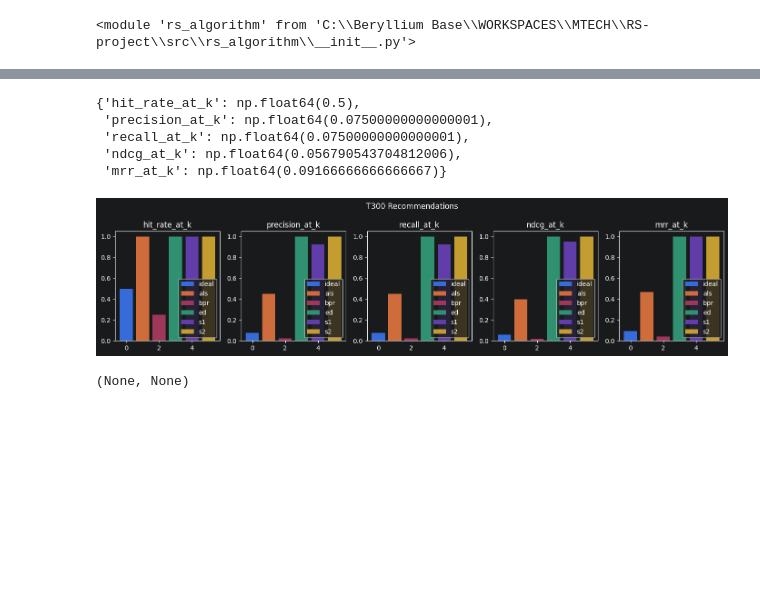
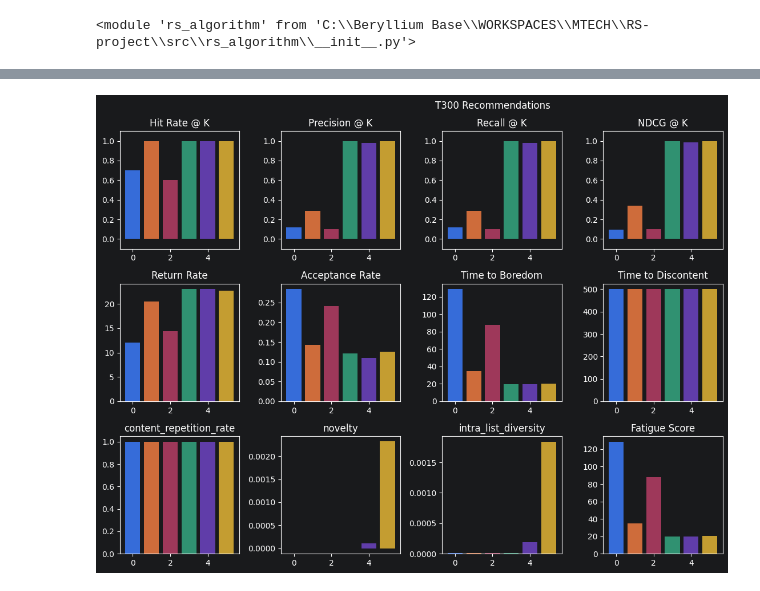
Before and after one commit to Minecraftian14/rs-fatigue-aware-dual-system-recommender-system, a Jupyter notebook: sandbox/evaluation_framework.ipynb, the cells around one changed output, grey strips where cells are left out. Saved outputs shown, nothing was run; the diff lists cells and outputs as text; code cells hidden in the pictures; blank space fills up the shorter version.

```diff
--- a/sandbox/evaluation_framework.ipynb
+++ b/sandbox/evaluation_framework.ipynb
@@ -81,0 +119,40 @@ plt.tight_layout(), plt.show()
+# %%
+results = [ideal_results, als_results, bpr_results, ed_results, s1_results, s2_results]
+
+
+def time_collapse_identity(arr): return arr
+
+
+def time_collapse_mean(arr): return np.mean(arr, axis=0)
+
+
+def time_collapse_last(arr): return arr[-1]
+
+
+def aggregate_results(results, time_collapse=time_collapse_mean):
+    # assert len(results) == n_solutions
+    # assert len(results[i]) == n_sample_users
+    # assert all metric keys exist in results[i][j]
+    # assert for all core metrics M, results[i][j][M] is actually array
+    # assert len(results[i][j][M]) == n_time_stamps
+    # assert for all other metrics O, results[i][j][O] is actually a float
+    #
+    # This function averages each metric across users for every solution result.
+
+    core_metrics = {'hit_rate_at_k', 'precision_at_k', 'recall_at_k', 'ndcg_at_k', 'mrr_at_k'}
+
+    aggregate = [dict() for _ in results]
+    for i, result in enumerate(results):
+        for core_metric in core_metrics:
+            series = [time_collapse(r[core_metric]) for r in result]
+            if isinstance(series[0], list):
+                aggregate[i][core_metric] = np.mean(series, axis=0)
+            else:
+                aggregate[i][core_metric] = np.mean(series)
+        for other_metric in result[0].keys() - core_metrics:
+            aggregate[i][other_metric] = np.mean([r[other_metric] for r in result])
+
+    return aggregate
+
+
+aggregate = aggregate_results(results, time_collapse_last)
@@ -90,8 +210,5 @@ for i, rs in enumerate(results):
 # %%
-aggregate[0]
+aggregate = aggregate_results(results, lambda arr: arr[300])
+plot_simulation_aggregates(aggregate, sup_title='T300 Recommendations')
 # %% [output]
-{'hit_rate_at_k': np.float64(0.5),
- 'precision_at_k': np.float64(0.07500000000000001),
- 'recall_at_k': np.float64(0.07500000000000001),
- 'ndcg_at_k': np.float64(0.056790543704812006),
- 'mrr_at_k': np.float64(0.09166666666666667)}
+[figure, added]
@@ -98,12 +244,2 @@ aggregate[0]
 # %%
-_, axs = plt.subplots(1, 5, figsize=(14, 3.5))
-for ax, key in zip(axs.ravel(), ['hit_rate_at_k', 'precision_at_k', 'recall_at_k', 'ndcg_at_k', 'mrr_at_k']):
-    for x, result in enumerate(aggregate):
-        ax.set_title(key)
-        ax.bar(x, result[key])
-        ax.legend(['ideal', 'als', 'bpr', 'ed', 's1', 's2'], loc='lower right')
-plt.suptitle('T300 Recommendations')
-plt.tight_layout(), plt.show()
+len(results[0][0]['precision_at_k'])
-# %% [output]
-[figure, removed]
-(None, None)
```
Also changed, not shown: parts of 14 cells of this notebook, 9 other files.
